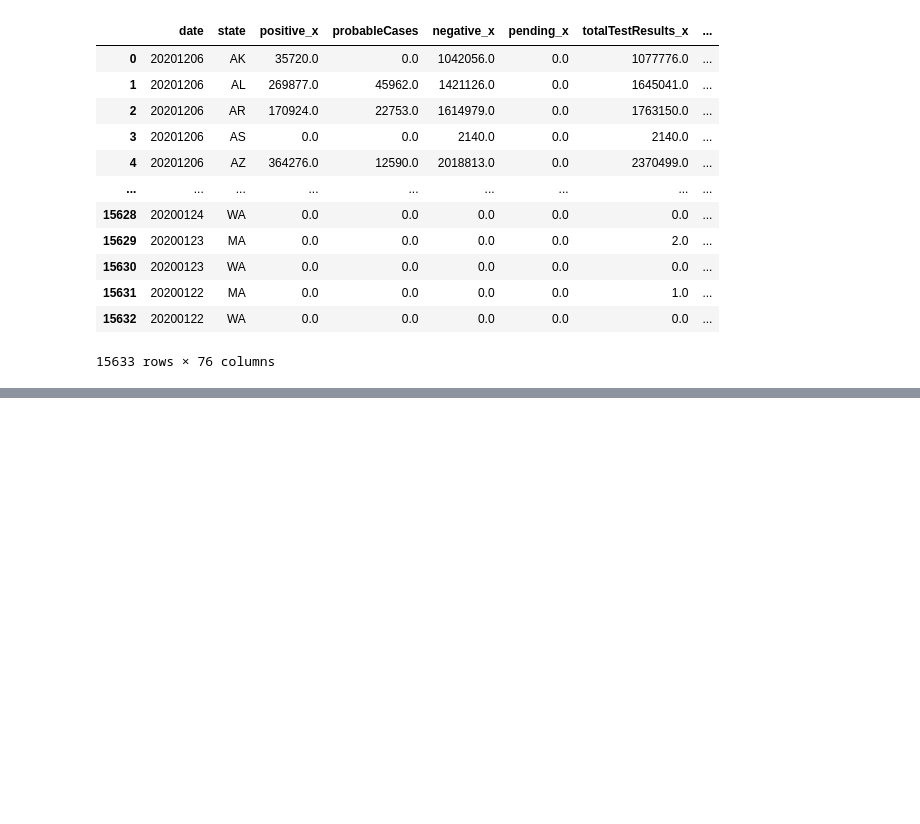
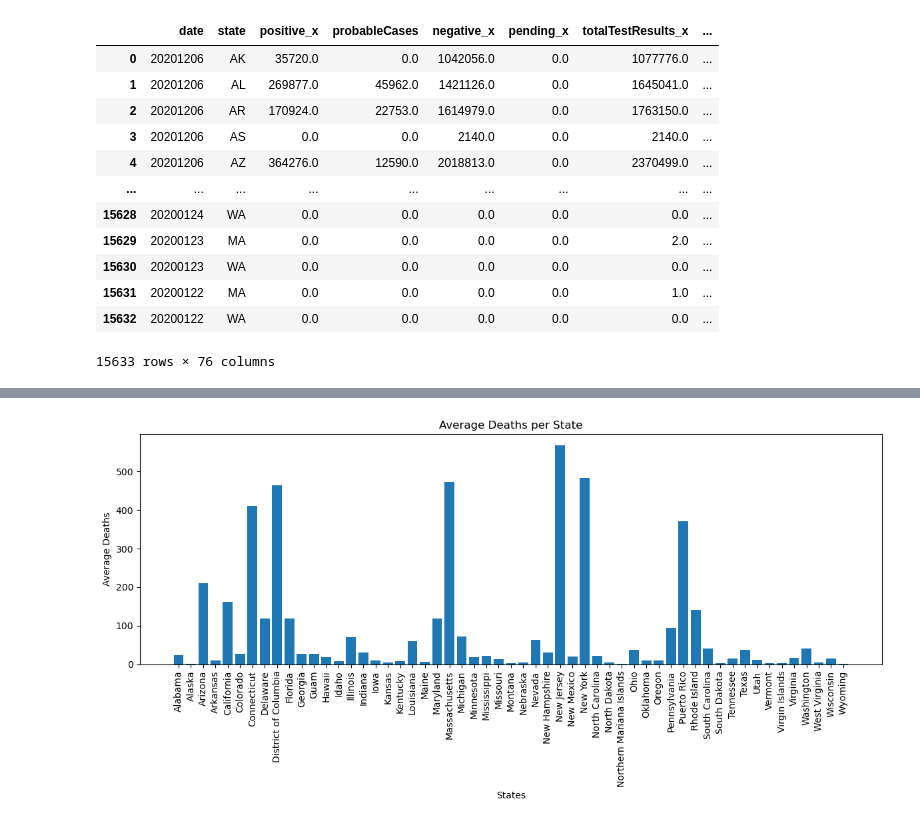
Before and after one commit to mpparra12/Project1, a Jupyter notebook: Covid19.ipynb, the cells around one changed output, grey strips where cells are left out. Cells and saved outputs as stored; diff of their text form; code cells hidden in the pictures; blank space fills up the shorter version.

Commit message:
graphs

```diff
--- a/Covid19.ipynb
+++ b/Covid19.ipynb
@@ -149,0 +179,11 @@ df
+# %%
+plt.figure(figsize=(12, 6))
+plt.bar(state_avg['state'], state_avg['deaths'])
+plt.xlabel('States')
+plt.ylabel('Average Deaths')
+plt.title('Average Deaths per State')
+plt.xticks(rotation='vertical')
+plt.tight_layout()
+plt.show()
+# %% [output]
+[figure, added]
```
Also changed, not shown: parts of 6 cells of this notebook.
